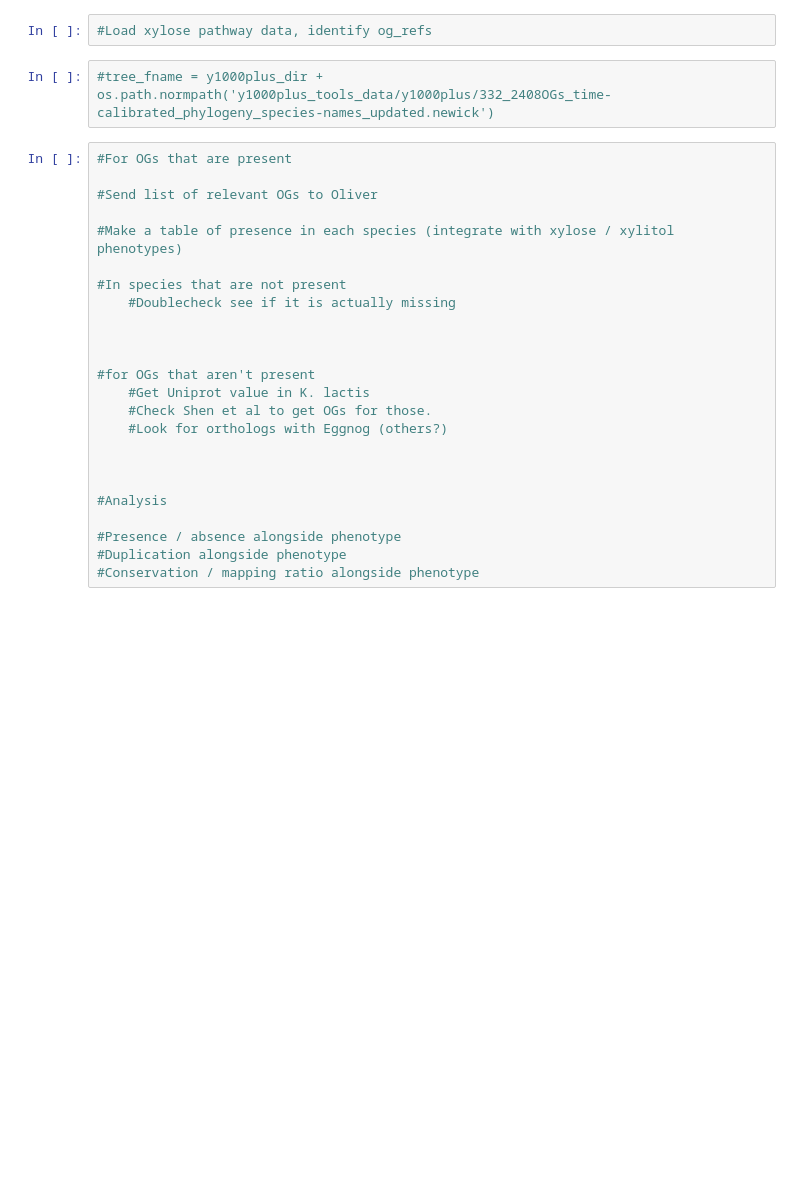
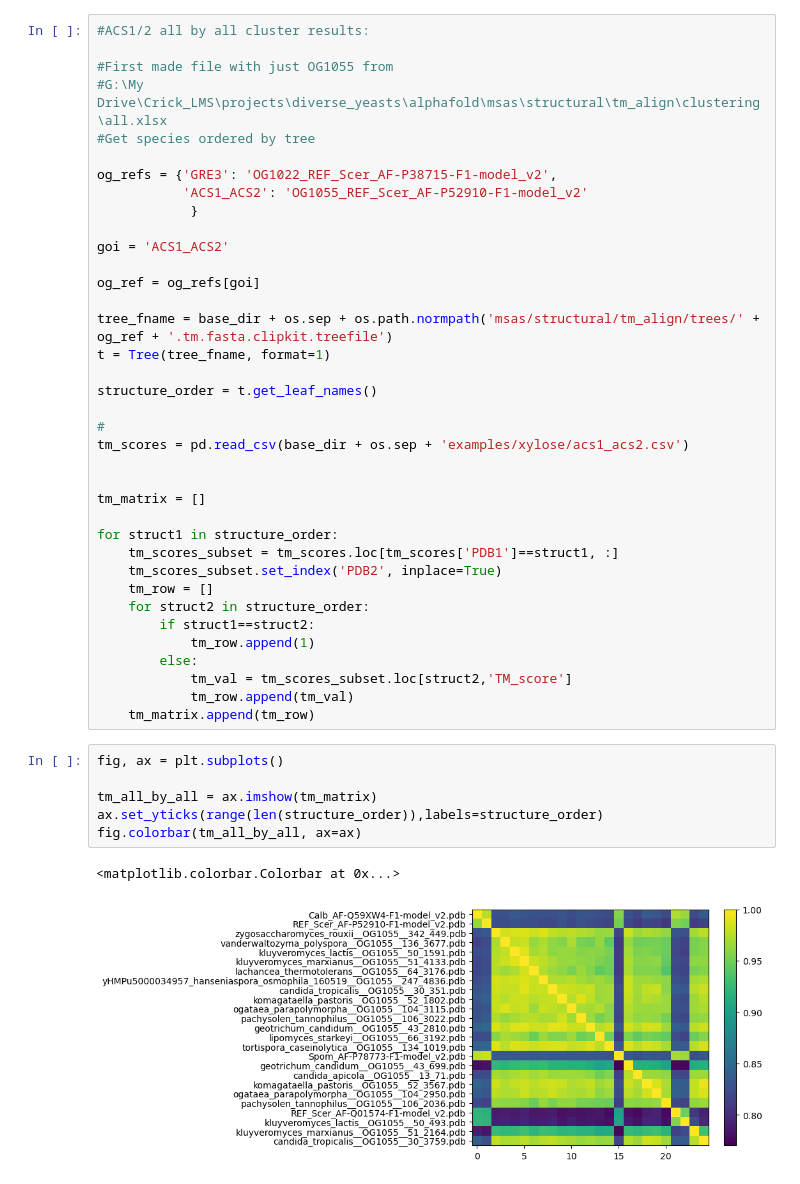
Before and after one commit to heineike02/diverse_yeast, a Jupyter notebook: 20241210_xylose_pathway_analysis.ipynb, the cells around one changed output. Drawn from its saved outputs; the diff is of its cells as text; blank space fills up the shorter version.

```diff
--- a/20241210_xylose_pathway_analysis.ipynb
+++ b/20241210_xylose_pathway_analysis.ipynb
@@ -27,28 +231,46 @@ t.render('%%inline')
-# %%
-#Load xylose pathway data, identify og_refs
-# %%
-#tree_fname = y1000plus_dir + os.path.normpath('y1000plus_tools_data/y1000plus/332_2408OGs_time-calibrated_phylogeny_species-names_updated.newick')
-# %%
-#For OGs that are present
-
-#Send list of relevant OGs to Oliver
-
-#Make a table of presence in each species (integrate with xylose / xylitol phenotypes)
-
-#In species that are not present
-    #Doublecheck see if it is actually missing
-
-
-
-#for OGs that aren't present
-    #Get Uniprot value in K. lactis
-    #Check Shen et al to get OGs for those.
-    #Look for orthologs with Eggnog (others?)
-
-
-
-#Analysis
-
-#Presence / absence alongside phenotype
-#Duplication alongside phenotype
-#Conservation / mapping ratio alongside phenotype
+# %%
+#ACS1/2 all by all cluster results:
+
+#First made file with just OG1055 from
+#G:\My Drive\Crick_LMS\projects\diverse_yeasts\alphafold\msas\structural\tm_align\clustering\all.xlsx
+#Get species ordered by tree
+
+og_refs = {'GRE3': 'OG1022_REF_Scer_AF-P38715-F1-model_v2',
+           'ACS1_ACS2': 'OG1055_REF_Scer_AF-P52910-F1-model_v2'
+            }
+
+goi = 'ACS1_ACS2'
+
+og_ref = og_refs[goi]
+
+tree_fname = base_dir + os.sep + os.path.normpath('msas/structural/tm_align/trees/' + og_ref + '.tm.fasta.clipkit.treefile')
+t = Tree(tree_fname, format=1)
+
+structure_order = t.get_leaf_names()
+
+#
+tm_scores = pd.read_csv(base_dir + os.sep + 'examples/xylose/acs1_acs2.csv')
+
+
+tm_matrix = []
+
+for struct1 in structure_order:
+    tm_scores_subset = tm_scores.loc[tm_scores['PDB1']==struct1, :]
+    tm_scores_subset.set_index('PDB2', inplace=True)
+    tm_row = []
+    for struct2 in structure_order:
+        if struct1==struct2:
+            tm_row.append(1)
+        else:
+            tm_val = tm_scores_subset.loc[struct2,'TM_score']
+            tm_row.append(tm_val)
+    tm_matrix.append(tm_row)
+# %%
+fig, ax = plt.subplots()
+
+tm_all_by_all = ax.imshow(tm_matrix)
+ax.set_yticks(range(len(structure_order)),labels=structure_order)
+fig.colorbar(tm_all_by_all, ax=ax)
+# %% [output]
+<matplotlib.colorbar.Colorbar at 0x...>
+[figure, added]
```
Also changed, not shown: parts of 11 cells of this notebook, 9 other files.
